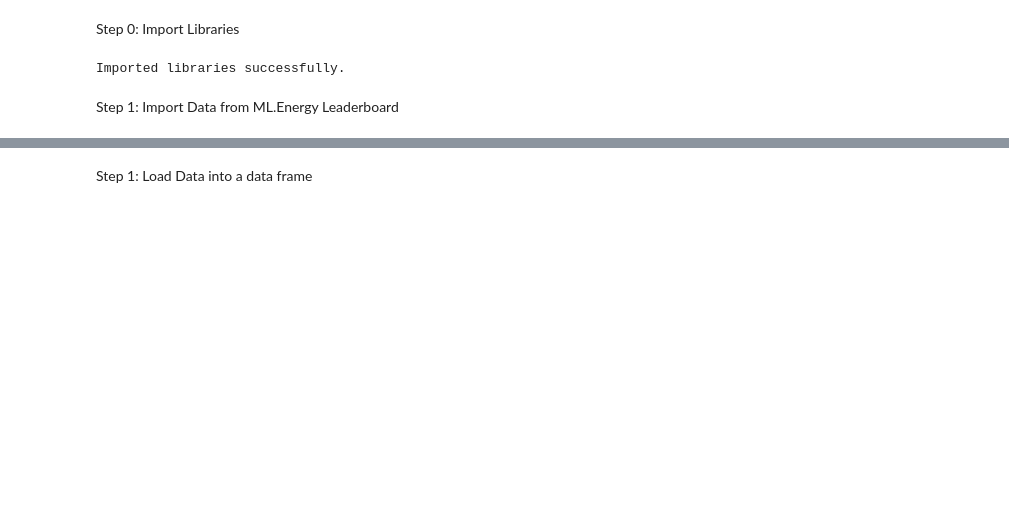
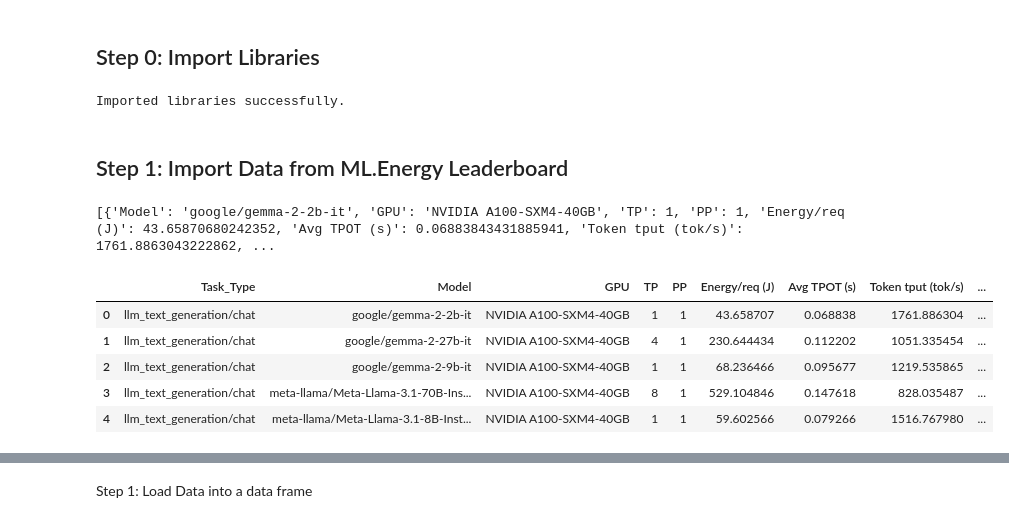
Before and after one commit to krithikakondapalli/kpmg1c, a Jupyter notebook: kpmg_1c.ipynb, the cells around one changed output, grey strips where cells are left out. Drawn from its saved outputs; the diff is of its cells as text; code cells hidden in the pictures; blank space fills up the shorter version.

```diff
--- a/kpmg_1c.ipynb
+++ b/kpmg_1c.ipynb
@@ -8,5 +9,5 @@ Data Source: https://github.com/ml-energy/leaderboard
 # %% [markdown]
-Step 0: Import Libraries
+## Step 0: Import Libraries
 # %%
 import pandas as pd
 import requests
@@ -19,4 +20,4 @@ print("Imported libraries successfully.")
 # %% [output]
 Imported libraries successfully.
 # %% [markdown]
-Step 1: Import Data from ML.Energy Leaderboard
+## Step 1: Import Data from ML.Energy Leaderboard
@@ -27,0 +24,46 @@ url_list = {
+# %%
+# insert all urls of data needed
+url_list_text_generation_chat = ['https://huggingface.co/spaces/ml-energy/leaderboard/resolve/main/data/llm_text_generation/chat/A100-SXM4-40GB/google/gemma-2-2b-it/bs128%2Btp1%2Bpp1.json',
+  'https://huggingface.co/spaces/ml-energy/leaderboard/resolve/main/data/llm_text_generation/chat/A100-SXM4-40GB/google/gemma-2-27b-it/bs128%2Btp4%2Bpp1.json',
+  'https://huggingface.co/spaces/ml-energy/leaderboard/resolve/main/data/llm_text_generation/chat/A100-SXM4-40GB/google/gemma-2-9b-it/bs127%2Btp1%2Bpp1.json',
+  'https://huggingface.co/spaces/ml-energy/leaderboard/resolve/main/data/llm_text_generation/chat/A100-SXM4-40GB/meta-llama/Meta-Llama-3.1-70B-Instruct/bs128%2Btp8%2Bpp1.json',
+  'https://huggingface.co/spaces/ml-energy/leaderboard/resolve/main/data/llm_text_generation/chat/A100-SXM4-40GB/meta-llama/Meta-Llama-3.1-8B-Instruct/bs128%2Btp1%2Bpp1.json',
+  'https://huggingface.co/spaces/ml-energy/leaderboard/resolve/main/data/llm_text_generation/chat/A100-SXM4-40GB/microsoft/Phi-3-medium-4k-instruct/bs128%2Btp1%2Bpp1.json',
+  'https://huggingface.co/spaces/ml-energy/leaderboard/resolve/main/data/llm_text_generation/chat/A100-SXM4-40GB/microsoft/Phi-3-mini-4k-instruct/bs128%2Btp1%2Bpp1.json',
+  'https://huggingface.co/spaces/ml-energy/leaderboard/resolve/main/data/llm_text_generation/chat/A100-SXM4-40GB/microsoft/Phi-3-small-8k-instruct/bs128%2Btp1%2Bpp1.json',
+  'https://huggingface.co/spaces/ml-energy/leaderboard/resolve/main/data/llm_text_generation/chat/A100-SXM4-40GB/mistralai/Mistral-7B-Instruct-v0.3/bs128%2Btp1%2Bpp1.json',
+  'https://huggingface.co/spaces/ml-energy/leaderboard/resolve/main/data/llm_text_generation/chat/A100-SXM4-40GB/mistralai/Mistral-Large-Instruct-2407/bs128%2Btp8%2Bpp1.json',
+  'https://huggingface.co/spaces/ml-energy/leaderboard/resolve/main/data/llm_text_generation/chat/A100-SXM4-40GB/mistralai/Mistral-Nemo-Instruct-2407/bs128%2Btp1%2Bpp1.json',
+  'https://huggingface.co/spaces/ml-energy/leaderboard/resolve/main/data/llm_text_generation/chat/A100-SXM4-40GB/mistralai/Mixtral-8x22B-Instruct-v0.1-pp1/bs32%2Btp8%2Bpp1.json',
+  'https://huggingface.co/spaces/ml-energy/leaderboard/resolve/main/data/llm_text_generation/chat/A100-SXM4-40GB/mistralai/Mixtral-8x22B-Instruct-v0.1/bs1024%2Btp8%2Bpp2.json',
+  'https://huggingface.co/spaces/ml-energy/leaderboard/resolve/main/data/llm_text_generation/chat/A100-SXM4-40GB/mistralai/Mixtral-8x7B-Instruct-v0.1/bs1024%2Btp4%2Bpp1.json'
+
+]
+
+all_data = []
+
+for url in url_list_text_generation_chat:
+    response = requests.get(url)
+    try:
+        data = response.json()  # this will work only if the URL returns JSON
+        all_data.append(data)
+    except Exception as e:
+        print(f"Failed to parse JSON from {url}: {e}")
+
+print(all_data)
+# %% [output]
+[{'Model': 'google/gemma-2-2b-it', 'GPU': 'NVIDIA A100-SXM4-40GB', 'TP': 1, 'PP': 1, 'Energy/req (J)': 43.65870680242352, 'Avg TPOT (s)': 0.06883843431885941, 'Token tput (tok/s)': 1761.8863043222862, ...
+# %%
+# Convert into a pandas data frame
+from pandas import json_normalize
+
+df = json_normalize(all_data)
+df.insert(0, "Task_Type", "llm_text_generation/chat")
+df.head()
+# %% [output]
+|  | Task_Type | Model | GPU | TP | PP | Energy/req (J) | Avg TPOT (s) | Token tput (tok/s) | ... |
+| 0 | llm_text_generation/chat | google/gemma-2-2b-it | NVIDIA A100-SXM4-40GB | 1 | 1 | 43.658707 | 0.068838 | 1761.886304 | ... |
+| 1 | llm_text_generation/chat | google/gemma-2-27b-it | NVIDIA A100-SXM4-40GB | 4 | 1 | 230.644434 | 0.112202 | 1051.335454 | ... |
+| 2 | llm_text_generation/chat | google/gemma-2-9b-it | NVIDIA A100-SXM4-40GB | 1 | 1 | 68.236466 | 0.095677 | 1219.535865 | ... |
+| 3 | llm_text_generation/chat | meta-llama/Meta-Llama-3.1-70B-Ins... | NVIDIA A100-SXM4-40GB | 8 | 1 | 529.104846 | 0.147618 | 828.035487 | ... |
+| 4 | llm_text_generation/chat | meta-llama/Meta-Llama-3.1-8B-Inst... | NVIDIA A100-SXM4-40GB | 1 | 1 | 59.602566 | 0.079266 | 1516.767980 | ... |
```
Also changed, not shown: parts of 14 cells of this notebook.
